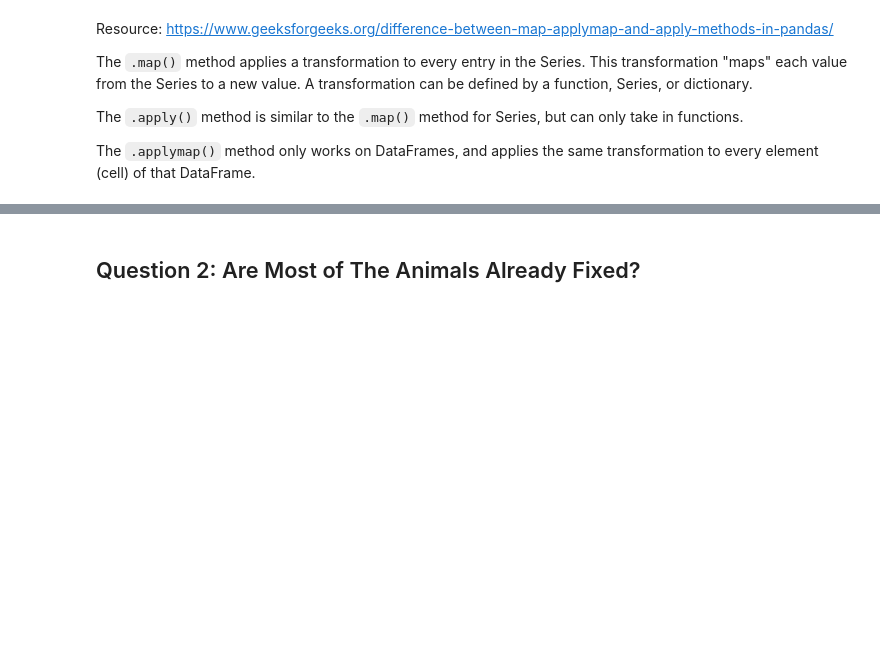
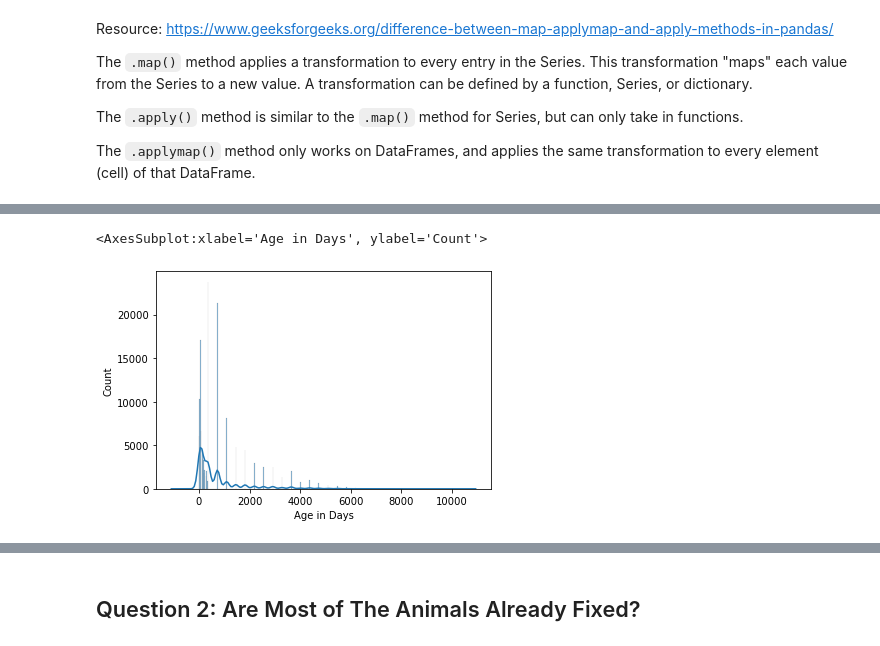
Before and after one commit to jonniebrown/NTL01-DTSC-LIVE-040323, a Jupyter notebook: 1phase/10-pandas-data-cleaning.ipynb, the cells around one changed output, grey strips where cells are left out. Saved outputs shown, nothing was run; the diff lists cells and outputs as text; code cells hidden in the pictures; blank space fills up the shorter version.

```diff
--- a/1phase/10-pandas-data-cleaning.ipynb
+++ b/1phase/10-pandas-data-cleaning.ipynb
@@ -145,3 +315,8 @@ age_vals = {
+# %%
+sns.histplot(x='Age in Days', data=df_clean, kde=True)
+# %% [output]
+<AxesSubplot:xlabel='Age in Days', ylabel='Count'>
+[figure, added]
 # %%
 # Of course, we could also try...
 # Use .dt.normalize on the DateTime column to access the date!
```
Also changed, not shown: parts of 44 cells of this notebook, 5 other files.
